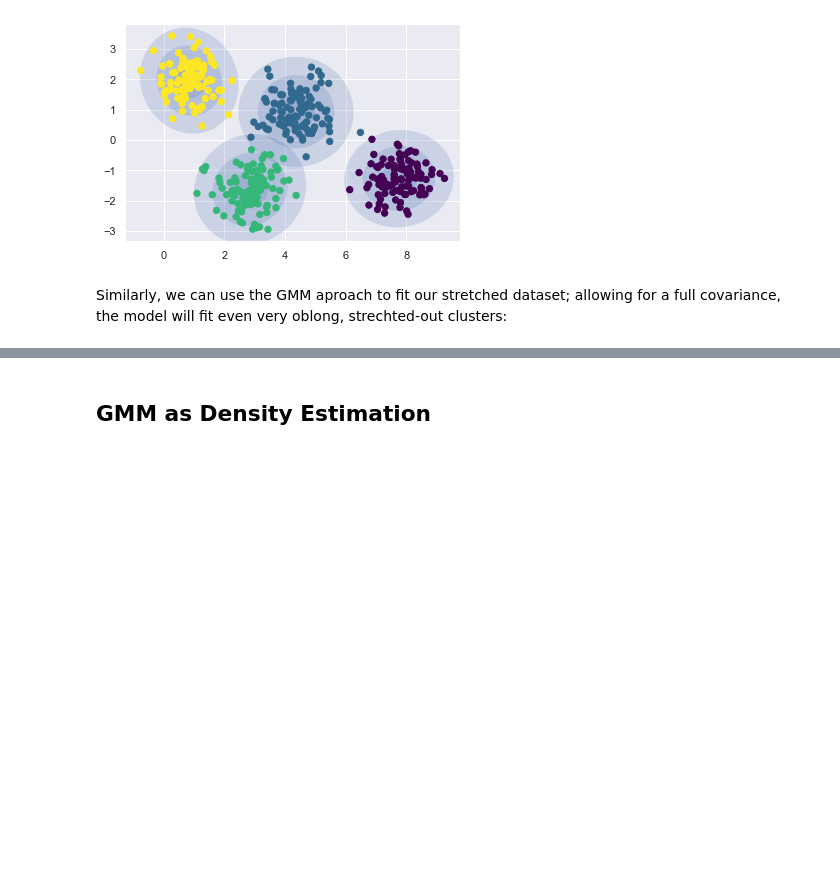
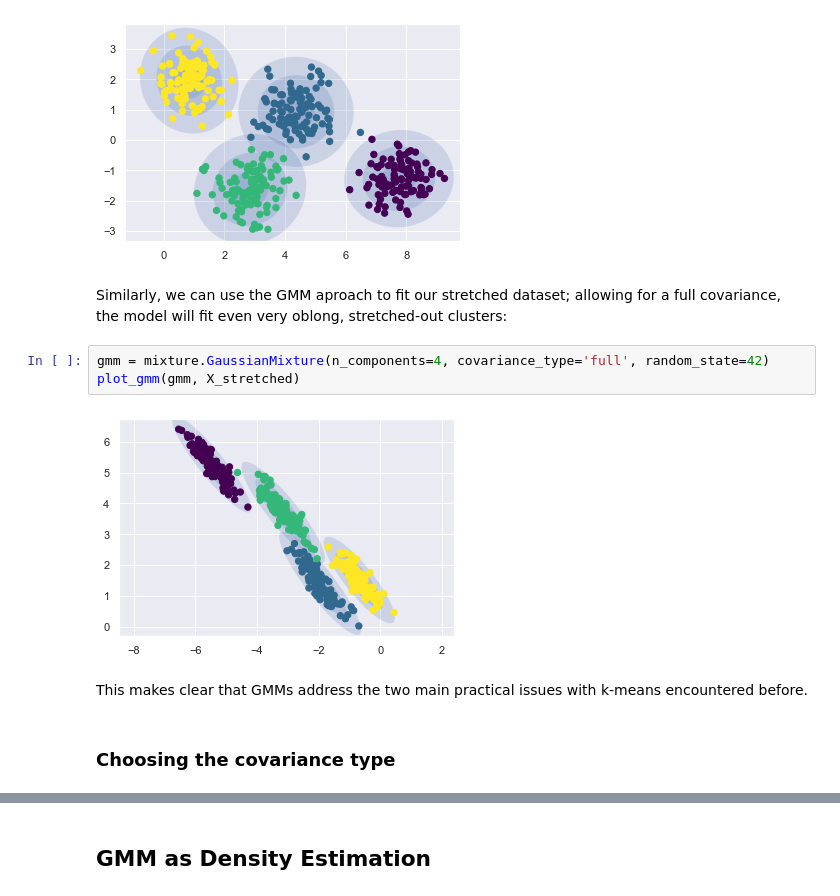
Before and after one commit to UlrikeBoehm/PythonDataScience, a Jupyter notebook: 05_MachineLearning/12_InDepth_Gaussian_Mixture_Models.ipynb, the cells around one changed output, grey strips where cells are left out. Drawn from its saved outputs; the diff is of its cells as text; blank space fills up the shorter version.

Commit message:
Added Choosing the covarance type Section

```diff
--- a/05_MachineLearning/12_InDepth_Gaussian_Mixture_Models.ipynb
+++ b/05_MachineLearning/12_InDepth_Gaussian_Mixture_Models.ipynb
@@ -155,4 +155,13 @@ plot_gmm(gmm, X)
 # %% [output]
 [figure]
 # %% [markdown]
-Similarly, we can use the GMM aproach to fit our stretched dataset; allowing for a full covariance, the model will fit even very oblong, strechted-out clusters:
+Similarly, we can use the GMM aproach to fit our stretched dataset; allowing for a full covariance, the model will fit even very oblong, stretched-out clusters:
+# %%
+gmm = mixture.GaussianMixture(n_components=4, covariance_type='full', random_state=42)
+plot_gmm(gmm, X_stretched)
+# %% [output]
+[figure, added]
+# %% [markdown]
+This makes clear that GMMs address the two main practical issues with k-means encountered before.
+# %% [markdown]
+### Choosing the covariance type
```
Also changed, not shown: parts of 6 cells of this notebook.
